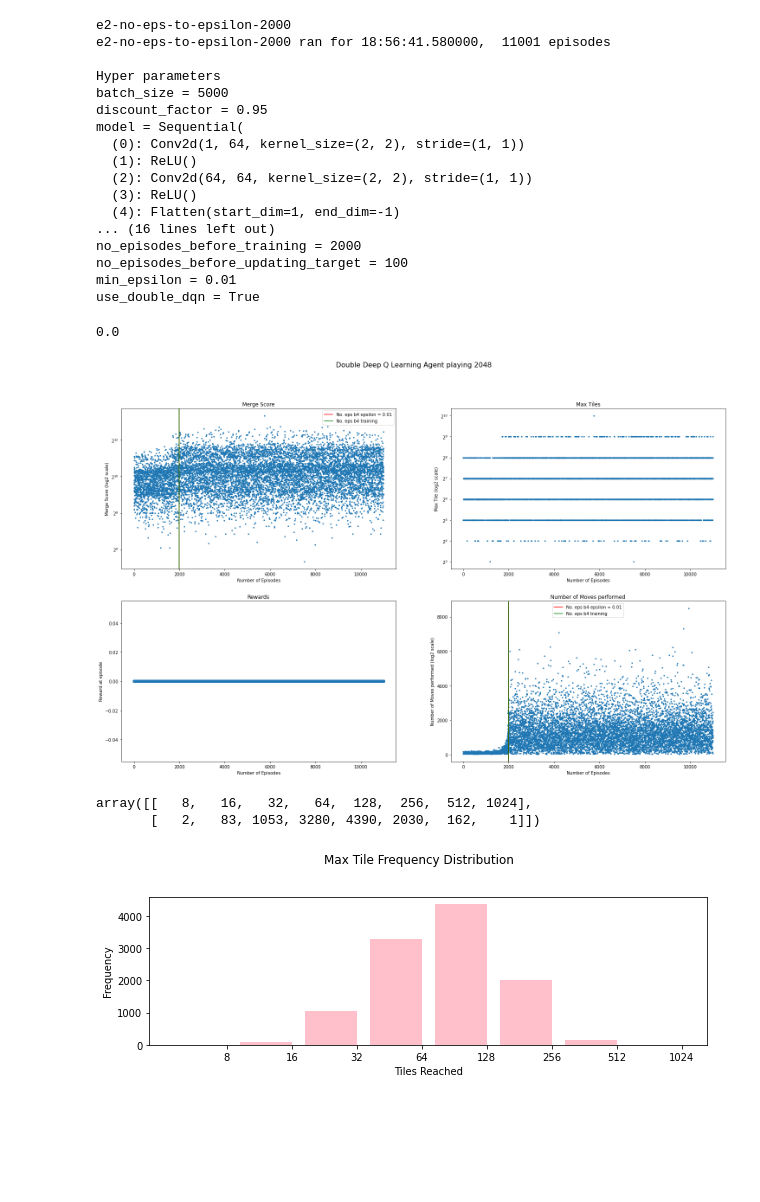
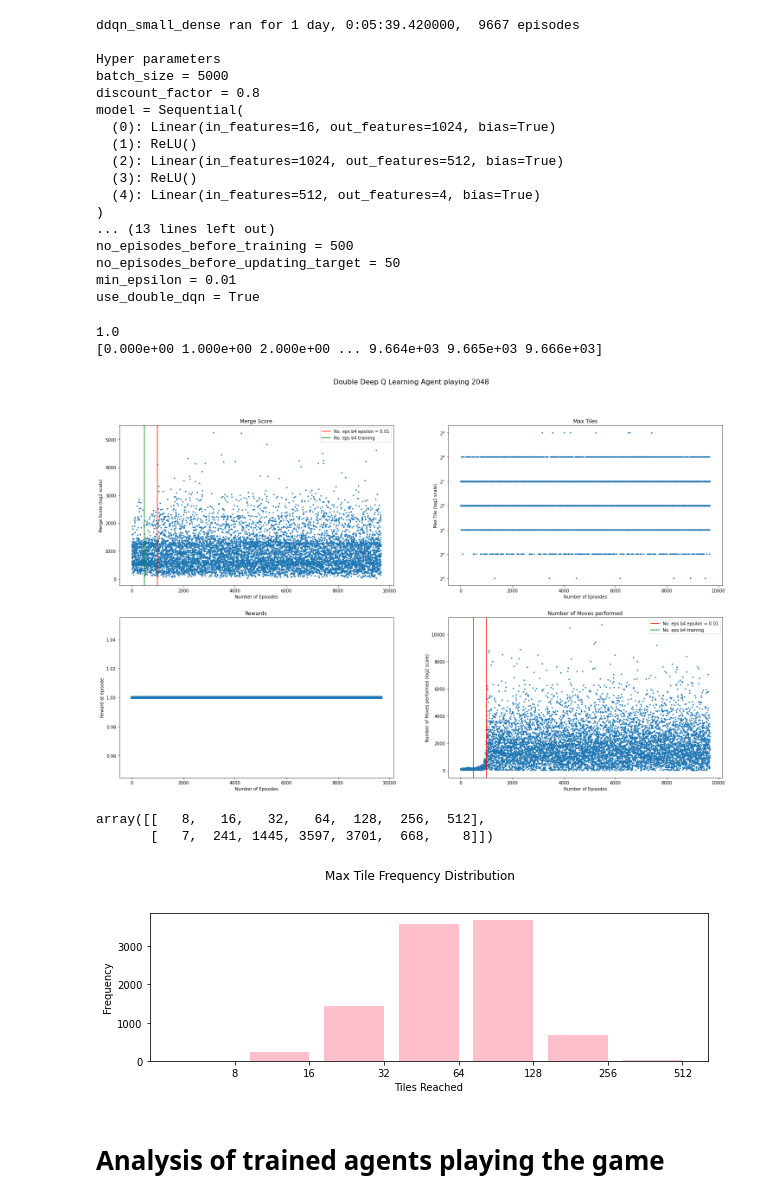
Before and after one commit to ribal-aladeeb/reinforcement-learning-2048, a Jupyter notebook: experiments/experiment_analysis.ipynb, the cells around one changed output. Cells and saved outputs as stored; diff of their text form; code cells hidden in the pictures; blank space fills up the shorter version.

```diff
--- a/experiments/experiment_analysis.ipynb
+++ b/experiments/experiment_analysis.ipynb
@@ -9,7 +27,8 @@ import os
+# %%
+'''choose the job that you wish to analyse'''
+
+job_name = 'ddqn_small_dense'
 # %%
-jobs = list(filter(lambda x: x not in ['.ipynb_checkpoints', 'experiment_analysis.ipynb', '__pycache__', 'notebook_utils'], os.listdir()))
-job_name = jobs[1]
-print(job_name)
 
 # Load episode data, hyper parameters and runtime from saved pickle objects
 episodes = load_pickle(job_name, 'episodes.p')
@@ -28,21 +47,21 @@ print("Hyper parameters")
 for key in hyperparameters:
     print(key, "=", hyperparameters[key])
 # %% [output]
-e2-no-eps-to-epsilon-2000
-e2-no-eps-to-epsilon-2000 ran for 18:56:41.580000,  11001 episodes
+ddqn_small_dense ran for 1 day, 0:05:39.420000,  9667 episodes
 
 Hyper parameters
 batch_size = 5000
-discount_factor = 0.95
+discount_factor = 0.8
 model = Sequential(
-  (0): Conv2d(1, 64, kernel_size=(2, 2), stride=(1, 1))
+  (0): Linear(in_features=16, out_features=1024, bias=True)
   (1): ReLU()
-  (2): Conv2d(64, 64, kernel_size=(2, 2), stride=(1, 1))
+  (2): Linear(in_features=1024, out_features=512, bias=True)
   (3): ReLU()
-  (4): Flatten(start_dim=1, end_dim=-1)
-... (16 lines left out)
-no_episodes_before_training = 2000
-no_episodes_before_updating_target = 100
+  (4): Linear(in_features=512, out_features=4, bias=True)
+)
+... (13 lines left out)
+no_episodes_before_training = 500
+no_episodes_before_updating_target = 50
 min_epsilon = 0.01
 use_double_dqn = True
 # %%
@@ -57,7 +76,7 @@ rewards = episode_matrix.T[3]
 print(np.max(rewards))
 epsilon = episode_matrix.T[4]
 number_of_moves = episode_matrix.T[5]
-
+print(iteration)
 fig = plt.figure(figsize=(25,15))
 
 ax1 = fig.add_subplot(221)
@@ -65,7 +84,7 @@ ax2 = fig.add_subplot(222)
 ax3 = fig.add_subplot(223)
 ax4 = fig.add_subplot(224)
 
-ax1.set_yscale('log', base=2)
+# ax1.set_yscale('log', base=2)
 ax2.set_yscale('log', base=2)
 
 title = "Deep Q Learning Agent playing 2048"
@@ -75,35 +94,36 @@ fig.suptitle(title, fontsize=16)
 
 
 ax1.scatter(iteration, merge_scores, s=s)
 ax1.set_title("Merge Score")
 ax1.set_ylabel("Merge Score (log2 scale)")
 ax1.set_xlabel("Number of Episodes")
 ax1.axvline(x=hyperparameters["no_episodes_to_reach_epsilon"], c='r', label=f"No. eps b4 epsilon = {hyperparameters['min_epsilon']}")
 ax1.axvline(x=hyperparameters["no_episodes_before_training"], c='g', label="No. eps b4 training")
 ax1.legend()
 
 ax2.scatter(iteration, max_tiles, s=s)
 ax2.set_title("Max Tiles")
 ax2.set_ylabel("Max Tile (log2 scale)")
 ax2.set_xlabel("Number of Episodes")
 
 ax3.scatter(iteration, rewards)
 ax3.set_title("Rewards")
 ax3.set_ylabel("Reward at episode")
 ax3.set_xlabel("Number of Episodes")
 
 ax4.scatter(iteration, number_of_moves, s=s)
 ax4.set_title("Number of Moves performed")
 ax4.set_ylabel("Number of Moves performed (log2 scale)")
 ax4.axvline(x=hyperparameters["no_episodes_to_reach_epsilon"], c='r', label=f"No. eps b4 epsilon = {hyperparameters['min_epsilon']}")
 ax4.axvline(x=hyperparameters["no_episodes_before_training"], c='g', label="No. eps b4 training")
 ax4.legend()
 ax4.set_xlabel("Number of Episodes")
 
 plt.show()
 # %% [output]
-0.0
+1.0
+[0.000e+00 1.000e+00 2.000e+00 ... 9.664e+03 9.665e+03 9.666e+03]
-[figure, old version]
+[figure, new version]
 # %%
 def get_max_tile_frequency(max_tiles_array):
     max_tile_frequency = np.array(np.unique(max_tiles_array, return_counts=True), dtype=int)
@@ -122,10 +142,14 @@ fig = plt.figure(figsize=(10,6))
 fig.suptitle("Max Tile Frequency Distribution")
 base_ax = fig.add_subplot(211)
 
-max_tile_frequency = get_max_tile_frequency(max_tiles[0:20000])
+
+max_tile_frequency = get_max_tile_frequency(max_tiles[:])
+
 plot_max_tile_distribution(max_tile_frequency, base_ax)
 max_tile_frequency
 # %% [output]
-array([[   8,   16,   32,   64,  128,  256,  512, 1024],
-       [   2,   83, 1053, 3280, 4390, 2030,  162,    1]])
+array([[   8,   16,   32,   64,  128,  256,  512],
+       [   7,  241, 1445, 3597, 3701,  668,    8]])
-[figure, old version]
+[figure, new version]
+# %% [markdown]
+# Analysis of trained agents playing the game
```
Also changed, not shown: parts of 5 cells of this notebook, 3 other files.
